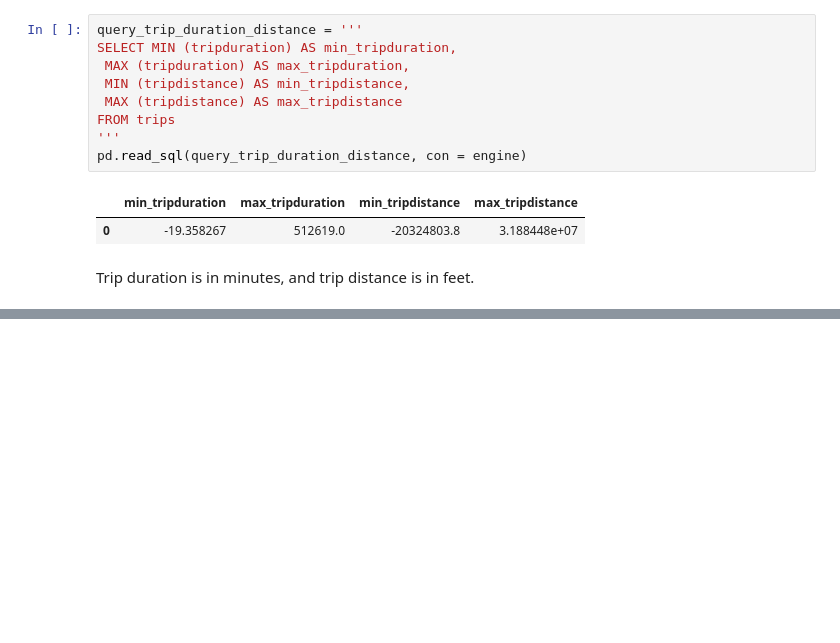
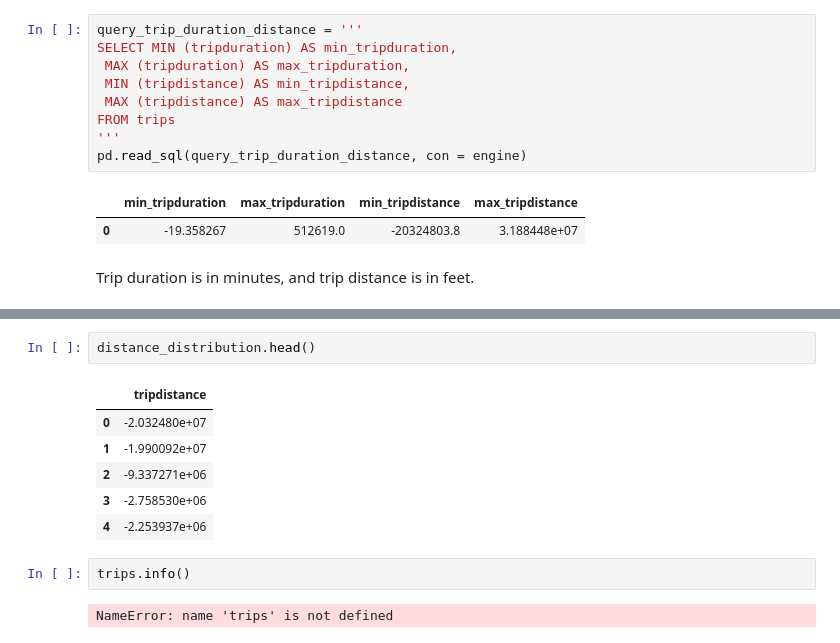
Before and after one commit to NSS-Data-Analytics-Cohort-10/scooters-group-2, a Jupyter notebook: notebooks/scooters_notebook.ipynb, the cells around one changed output, grey strips where cells are left out. Cells and saved outputs as stored; diff of their text form; blank space fills up the shorter version.

```diff
--- a/notebooks/scooters_notebook.ipynb
+++ b/notebooks/scooters_notebook.ipynb
@@ -238,0 +257,13 @@ Trip duration is in minutes, and trip distance is in feet.
+# %%
+distance_distribution.head()
+# %% [output]
+|  | tripdistance |
+| 0 | -2.032480e+07 |
+| 1 | -1.990092e+07 |
+| 2 | -9.337271e+06 |
+| 3 | -2.758530e+06 |
+| 4 | -2.253937e+06 |
+# %%
+trips.info()
+# %% [output]
+NameError: name 'trips' is not defined
```
Also changed, not shown: parts of 4 cells of this notebook, 1 other file.
